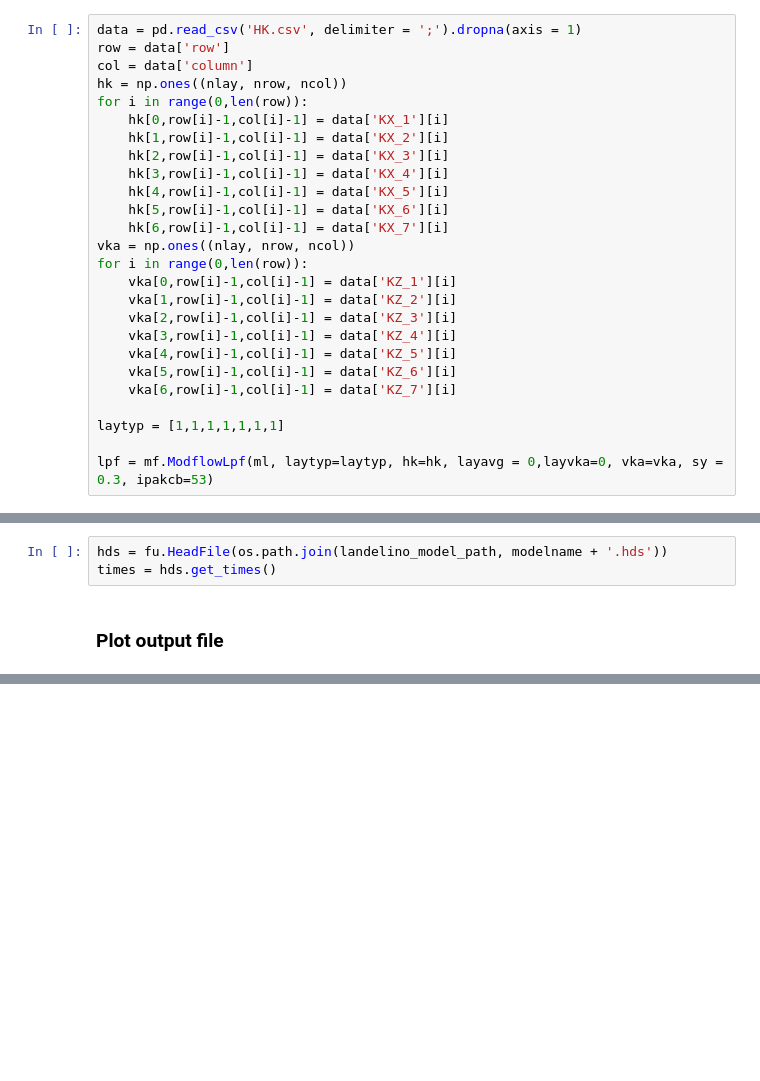
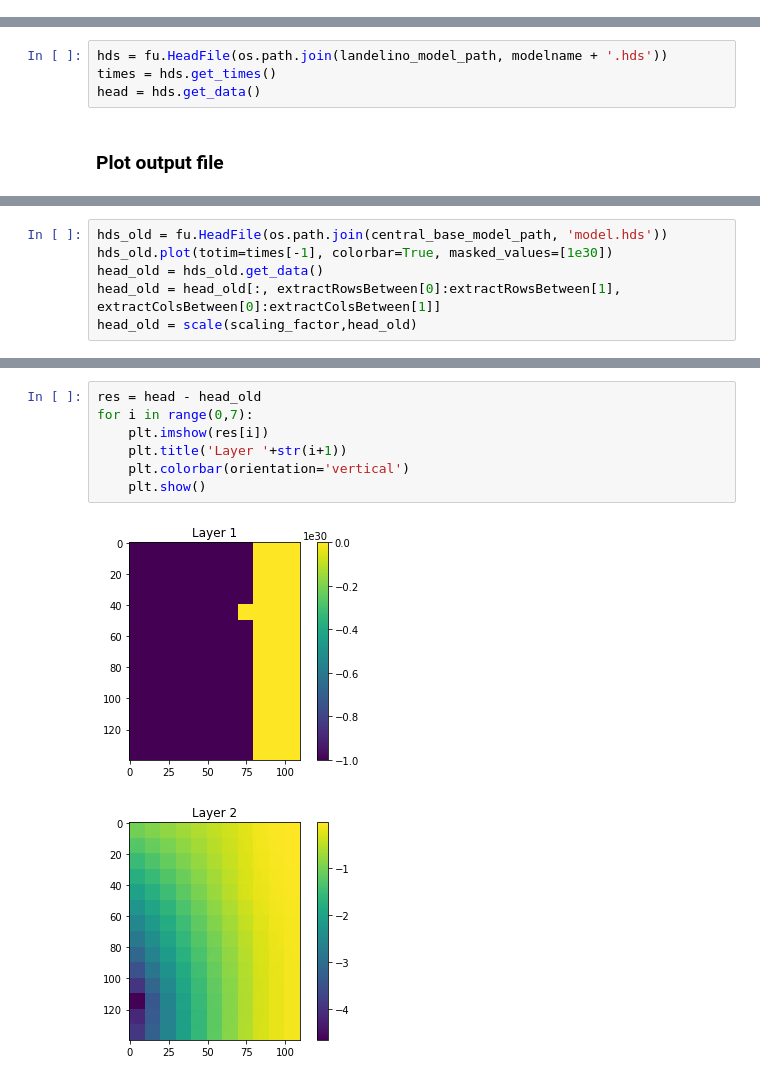
Before and after one commit to inowas/landelino-case-study, a Jupyter notebook: landelino-model.ipynb, the cells around one changed output, grey strips where cells are left out. Drawn from its saved outputs; the diff is of its cells as text; blank space fills up the shorter version.

```diff
--- a/landelino-model.ipynb
+++ b/landelino-model.ipynb
@@ -225,29 +218,3 @@ for i in range(0,len(well['row'])):
 wel = mf.ModflowWel(ml, stress_period_data=welSp)
 # %% [markdown]
 ### Setup Flow-Package
-# %%
-data = pd.read_csv('HK.csv', delimiter = ';').dropna(axis = 1)
-row = data['row']
-col = data['column']
-hk = np.ones((nlay, nrow, ncol))
-for i in range(0,len(row)):
-    hk[0,row[i]-1,col[i]-1] = data['KX_1'][i]
-    hk[1,row[i]-1,col[i]-1] = data['KX_2'][i]
-    hk[2,row[i]-1,col[i]-1] = data['KX_3'][i]
-    hk[3,row[i]-1,col[i]-1] = data['KX_4'][i]
-    hk[4,row[i]-1,col[i]-1] = data['KX_5'][i]
-    hk[5,row[i]-1,col[i]-1] = data['KX_6'][i]
-    hk[6,row[i]-1,col[i]-1] = data['KX_7'][i]
-vka = np.ones((nlay, nrow, ncol))
-for i in range(0,len(row)):
-    vka[0,row[i]-1,col[i]-1] = data['KZ_1'][i]
-    vka[1,row[i]-1,col[i]-1] = data['KZ_2'][i]
-    vka[2,row[i]-1,col[i]-1] = data['KZ_3'][i]
-    vka[3,row[i]-1,col[i]-1] = data['KZ_4'][i]
-    vka[4,row[i]-1,col[i]-1] = data['KZ_5'][i]
-    vka[5,row[i]-1,col[i]-1] = data['KZ_6'][i]
-    vka[6,row[i]-1,col[i]-1] = data['KZ_7'][i]
-
-laytyp = [1,1,1,1,1,1,1]
-
-lpf = mf.ModflowLpf(ml, laytyp=laytyp, hk=hk, layavg = 0,layvka=0, vka=vka, sy = 0.3, ipakcb=53)
@@ -280,6 +292,7 @@ FloPy is using the following  executable to run the model: C:\modflow\Packages\m
 # %%
 hds = fu.HeadFile(os.path.join(landelino_model_path, modelname + '.hds'))
 times = hds.get_times()
+head = hds.get_data()
 # %% [markdown]
 ### Plot output file
 # %%
@@ -301,0 +317,6 @@ hds.plot(totim=times[-1], colorbar=True, masked_values=[-1e30])
+# %%
+hds_old = fu.HeadFile(os.path.join(central_base_model_path, 'model.hds'))
+hds_old.plot(totim=times[-1], colorbar=True, masked_values=[1e30])
+head_old = hds_old.get_data()
+head_old = head_old[:, extractRowsBetween[0]:extractRowsBetween[1], extractColsBetween[0]:extractColsBetween[1]]
+head_old = scale(scaling_factor,head_old)
@@ -301,0 +331,10 @@ hds.plot(totim=times[-1], colorbar=True, masked_values=[-1e30])
+# %%
+res = head - head_old
+for i in range(0,7):
+    plt.imshow(res[i])
+    plt.title('Layer '+str(i+1))
+    plt.colorbar(orientation='vertical')
+    plt.show()
+# %% [output]
+[figure, added]
+[figure, added]
```
Also changed, not shown: parts of 15 cells of this notebook, 19 other files.
